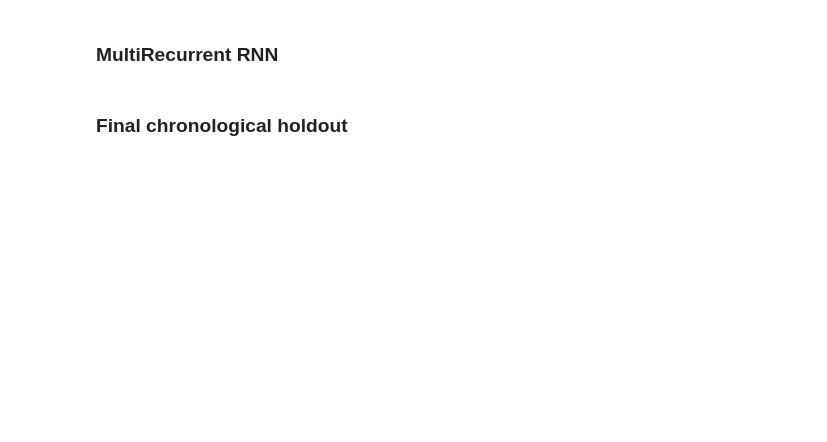
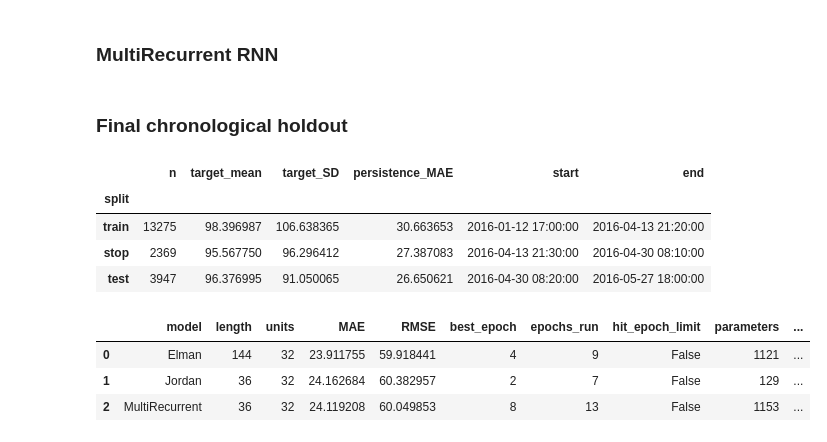
Before and after one commit to leggattsamuel04-ops/ML741, a Jupyter notebook: assignment3/Ass3_appliances.ipynb, the cells around one changed output. Drawn from its saved outputs; the diff is of its cells as text; code cells hidden in the pictures; blank space fills up the shorter version.

```diff
--- a/assignment3/Ass3_appliances.ipynb
+++ b/assignment3/Ass3_appliances.ipynb
@@ -417,16 +492,61 @@ print(np.mean(comparison3["MASE_persistence"]))
 # %%
 cv_results_all = pd.concat([cv_results1, cv_results2, cv_results3], ignore_index=True)
 
 
 best_configs = persistence_comparison(cv_results_all, persistence_results)[
     ['model', 'length', 'units']].drop_duplicates()
 
 final_results = []
+final_predictions = {}
 for _, row in best_configs.iterrows():
     name, length, units = row['model'], int(row['length']), int(row['units'])
     final_data, _, y_scaler = prepare_block(0, test_start, len(target), length=length)
     model, scores, history, prediction = fit_rnn(name, final_data, y_scaler, length, units)
     final_results.append({'model': name, 'length': length, 'units': units, **scores})
+    final_predictions[name] = {
+        'dates': final_data['validation']['dates'],
+        'actual': final_data['validation']['actual'],
+        'prediction': prediction,
+    }
 
 final_results = pd.DataFrame(final_results)
+assert len(final_results) == 3
+
+last_key = 'last_count' if 'last_count' in final_data['train'] else 'last_value'
+split_rows = []
+for split in ['train', 'stop', 'validation']:
+    actual = final_data[split]['actual']
+    persistence_error = final_data[split][last_key] - actual
+    split_rows.append({
+        'split': 'test' if split == 'validation' else split,
+        'n': len(actual),
+        'target_mean': np.mean(actual),
+        'target_SD': np.std(actual, ddof=1),
+        'persistence_MAE': np.mean(np.abs(persistence_error)),
+        'start': final_data[split]['dates'][0],
+        'end': final_data[split]['dates'][-1],
+    })
+
+split_difficulty = pd.DataFrame(split_rows).set_index('split')
+assert (final_data['train']['dates'][-1] < final_data['stop']['dates'][0]
+        < final_data['validation']['dates'][0]), 'Chronological split overlap.'
+
+final_results['train_MAE_over_persistence'] = (
+    final_results['train_MAE'] / split_difficulty.loc['train', 'persistence_MAE'])
+final_results['stop_MAE_over_persistence'] = (
+    final_results['stop_MAE'] / split_difficulty.loc['stop', 'persistence_MAE'])
+final_results['test_MAE_over_persistence'] = (
+    final_results['MAE'] / split_difficulty.loc['test', 'persistence_MAE'])
+
+display(split_difficulty)
 display(final_results)
+# %% [output]
+|  | n | target_mean | target_SD | persistence_MAE | start | end |
+| split |  |  |  |  |  |  |
+| train | 13275 | 98.396987 | 106.638365 | 30.663653 | 2016-01-12 17:00:00 | 2016-04-13 21:20:00 |
+| stop | 2369 | 95.567750 | 96.296412 | 27.387083 | 2016-04-13 21:30:00 | 2016-04-30 08:10:00 |
+| test | 3947 | 96.376995 | 91.050065 | 26.650621 | 2016-04-30 08:20:00 | 2016-05-27 18:00:00 |
+|  | model | length | units | MAE | RMSE | best_epoch | epochs_run | hit_epoch_limit | parameters | ... |
+| 0 | Elman | 144 | 32 | 23.911755 | 59.918441 | 4 | 9 | False | 1121 | ... |
+| 1 | Jordan | 36 | 32 | 24.162684 | 60.382957 | 2 | 7 | False | 129 | ... |
+| 2 | MultiRecurrent | 36 | 32 | 24.119208 | 60.049853 | 8 | 13 | False | 1153 | ... |
```
Also changed, not shown: parts of 23 cells of this notebook, 2 other files.
